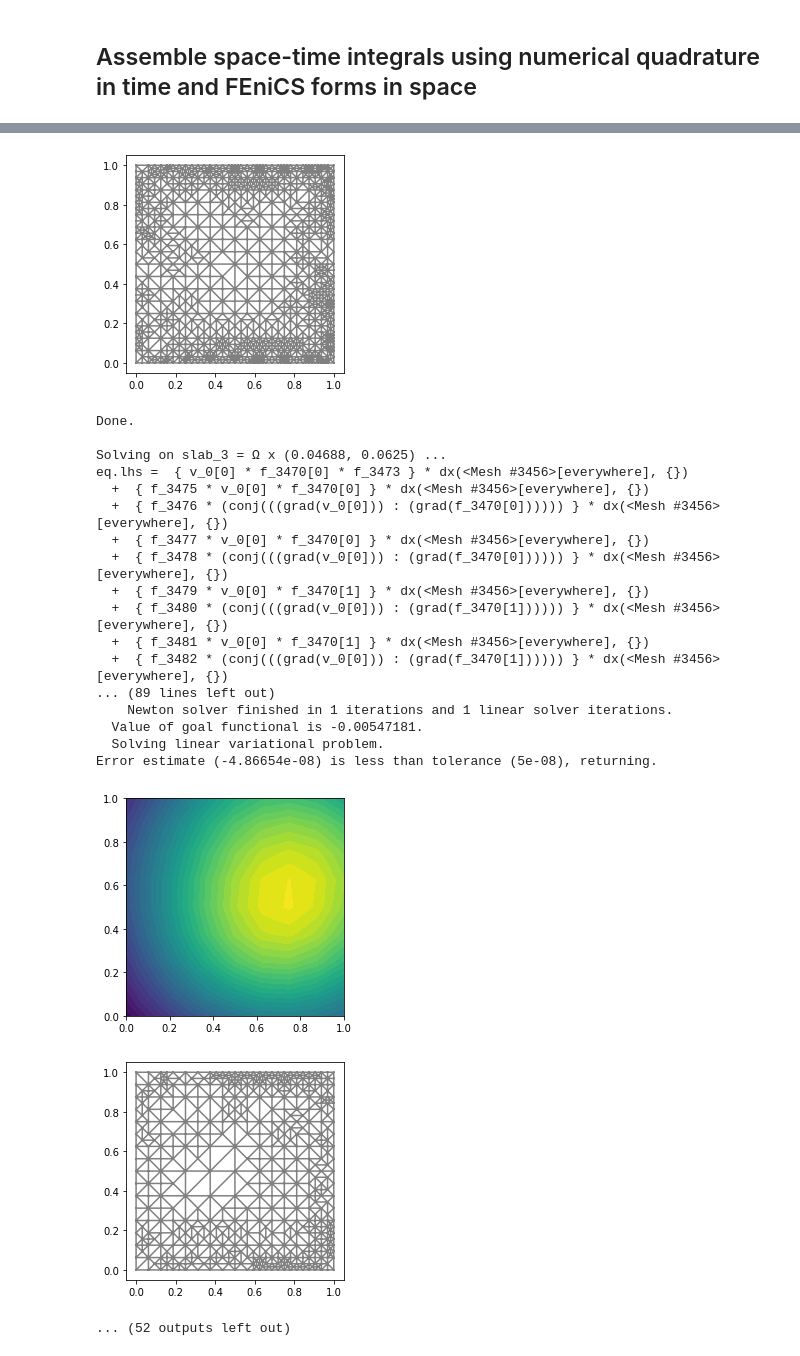
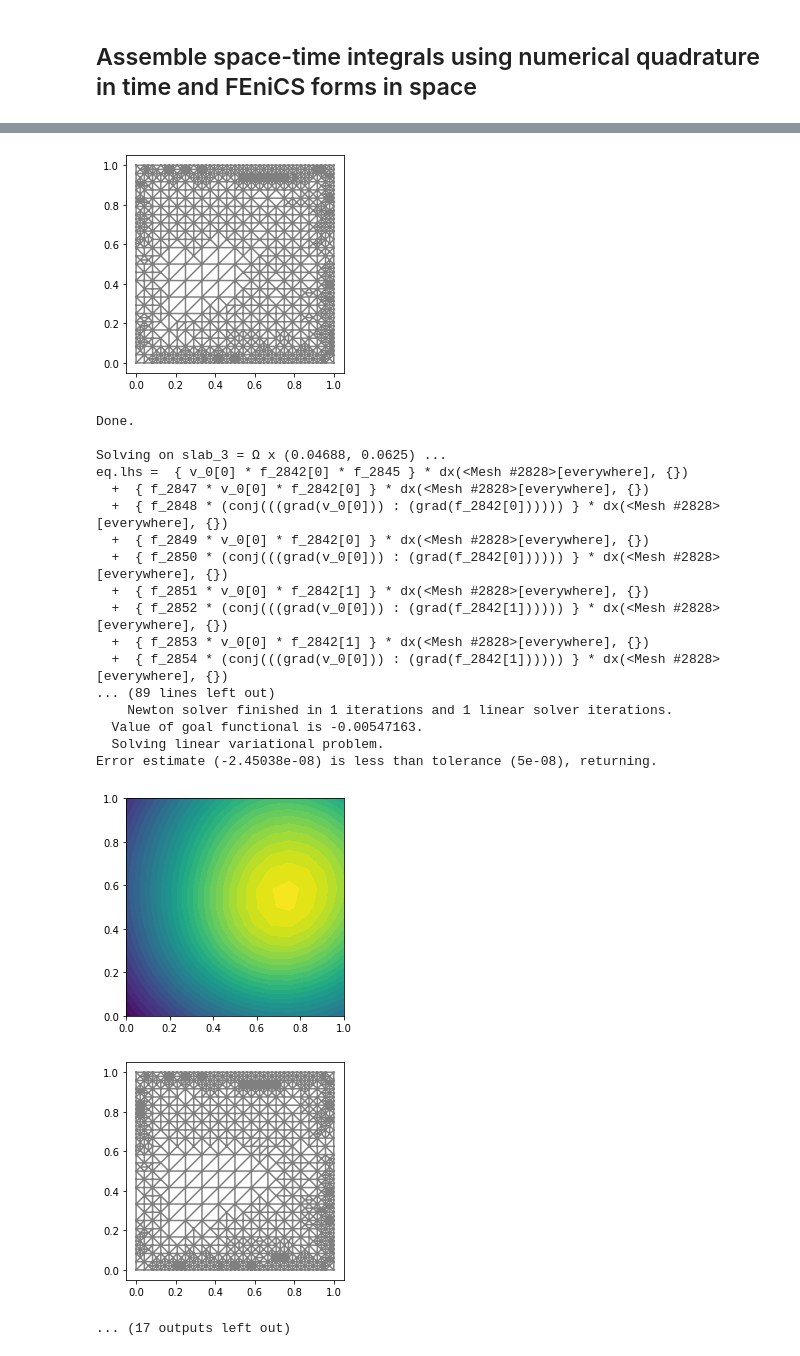
Before and after one commit to mathmerizing/PhD_SupplementaryMaterial, a Jupyter notebook: Space_Time_FEM/Tensor_Product_Space_Time/FEniCS/FEniCS_TensorProductSpaceTime_Adaptive_Heat.ipynb, the cells around one changed output, grey strips where cells are left out. Cells and saved outputs as stored; diff of their text form; code cells hidden in the pictures.

```diff
--- a/Space_Time_FEM/Tensor_Product_Space_Time/FEniCS/FEniCS_TensorProductSpaceTime_Adaptive_Heat.ipynb
+++ b/Space_Time_FEM/Tensor_Product_Space_Time/FEniCS/FEniCS_TensorProductSpaceTime_Adaptive_Heat.ipynb
@@ -190,7 +190,7 @@ for s in [1]: #[1, 2]: # polynomial degree in space
     for r in [1]: #[0, 1, 2]: # polynomial degree in time
         convergence_table[r, s] = {}
         slab_size = 1. * 0.125 * 0.25
-        n_x = 4
+        n_x = 6
         for i in range(1): #7): #8):
             slab_size *= 0.5
             n_x *= 2
@@ -255,7 +255,7 @@ for s in [1]: #[1, 2]: # polynomial degree in space
                         for j in Time.local_dofs[time_element]:
                             for (t_q, w_q) in Time.quadrature[time_element]:
                                 F += Constant(w_q * Time.dt_phi[j](t_q) * Time.phi[i](t_q)) * replace(mass_form, {uh: U[j], phih: Phi[i]})
-                                F += Constant(w_q * Time.phi[j](t_q) * Time.phi[i](t_q)) * inner(grad(U[j]), grad(Phi[i]))*dx #replace(laplace_form, {uh: U[j], phih: Phi[i]})
+                                F += Constant(w_q * Time.phi[j](t_q) * Time.phi[i](t_q)) * replace(laplace_form, {uh: U[j], phih: Phi[i]})
 
                 # RHS integral
                 for n, time_element in enumerate(Time.mesh):
@@ -286,7 +286,7 @@ for s in [1]: #[1, 2]: # polynomial degree in space
                             for j in Time.local_dofs[prev_time_element]:
                                 F += Constant((-1.) * Time.phi[j](prev_time_element[1]-Time.epsilon) * Time.phi[i](time_element[0]+Time.epsilon)) * replace(mass_form, {uh: U[j], phih: Phi[i]})
 
-                # define time dependent Dirichelt boundary conditions
+                # define time dependent Dirichlet boundary conditions
                 bcs = []
                 for i, t_q in enumerate(Time.dof_locations):
                     u_analytical.t = t_q
@@ -437,25 +437,25 @@ Error estimate (-4.05141e-08) is less than tolerance (5e-08), returning.
 [figure]
-[figure, old version]
+[figure, new version]
 Done.
 
 Solving on slab_3 = Ω x (0.04688, 0.0625) ...
-eq.lhs =  { v_0[0] * f_3470[0] * f_3473 } * dx(<Mesh #3456>[everywhere], {})
-  +  { f_3475 * v_0[0] * f_3470[0] } * dx(<Mesh #3456>[everywhere], {})
-  +  { f_3476 * (conj(((grad(v_0[0])) : (grad(f_3470[0]))))) } * dx(<Mesh #3456>[everywhere], {})
-  +  { f_3477 * v_0[0] * f_3470[0] } * dx(<Mesh #3456>[everywhere], {})
-  +  { f_3478 * (conj(((grad(v_0[0])) : (grad(f_3470[0]))))) } * dx(<Mesh #3456>[everywhere], {})
-  +  { f_3479 * v_0[0] * f_3470[1] } * dx(<Mesh #3456>[everywhere], {})
-  +  { f_3480 * (conj(((grad(v_0[0])) : (grad(f_3470[1]))))) } * dx(<Mesh #3456>[everywhere], {})
-  +  { f_3481 * v_0[0] * f_3470[1] } * dx(<Mesh #3456>[everywhere], {})
-  +  { f_3482 * (conj(((grad(v_0[0])) : (grad(f_3470[1]))))) } * dx(<Mesh #3456>[everywhere], {})
+eq.lhs =  { v_0[0] * f_2842[0] * f_2845 } * dx(<Mesh #2828>[everywhere], {})
+  +  { f_2847 * v_0[0] * f_2842[0] } * dx(<Mesh #2828>[everywhere], {})
+  +  { f_2848 * (conj(((grad(v_0[0])) : (grad(f_2842[0]))))) } * dx(<Mesh #2828>[everywhere], {})
+  +  { f_2849 * v_0[0] * f_2842[0] } * dx(<Mesh #2828>[everywhere], {})
+  +  { f_2850 * (conj(((grad(v_0[0])) : (grad(f_2842[0]))))) } * dx(<Mesh #2828>[everywhere], {})
+  +  { f_2851 * v_0[0] * f_2842[1] } * dx(<Mesh #2828>[everywhere], {})
+  +  { f_2852 * (conj(((grad(v_0[0])) : (grad(f_2842[1]))))) } * dx(<Mesh #2828>[everywhere], {})
+  +  { f_2853 * v_0[0] * f_2842[1] } * dx(<Mesh #2828>[everywhere], {})
+  +  { f_2854 * (conj(((grad(v_0[0])) : (grad(f_2842[1]))))) } * dx(<Mesh #2828>[everywhere], {})
 ... (89 lines left out)
     Newton solver finished in 1 iterations and 1 linear solver iterations.
-  Value of goal functional is -0.00547181.
+  Value of goal functional is -0.00547163.
   Solving linear variational problem.
-Error estimate (-4.86654e-08) is less than tolerance (5e-08), returning.
+Error estimate (-2.45038e-08) is less than tolerance (5e-08), returning.
 [figure]
-[figure, old version]
+[figure, new version]
-... (52 outputs left out)
+... (17 outputs left out)
 # %%
 # TODO: use this later for adaptive mesh refinement
 plt.rcParams["figure.figsize"] = [15,15]
```
Also changed, not shown: parts of 1 cell of this notebook.
